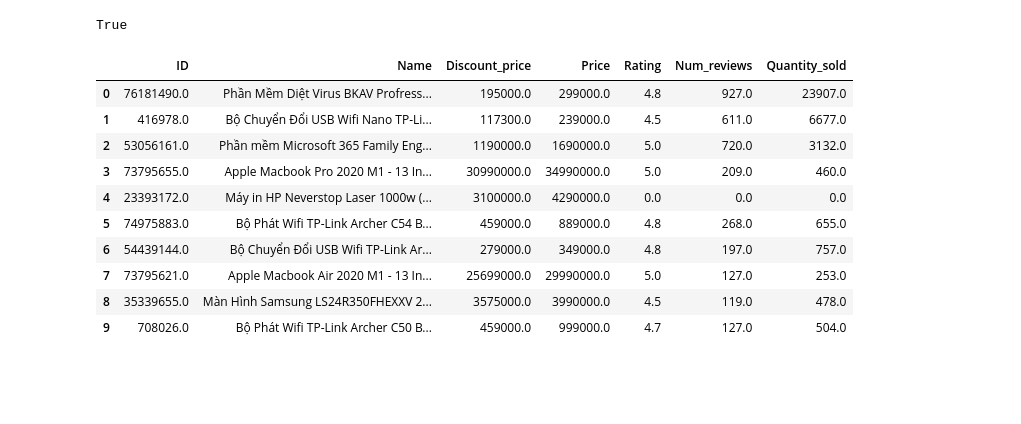
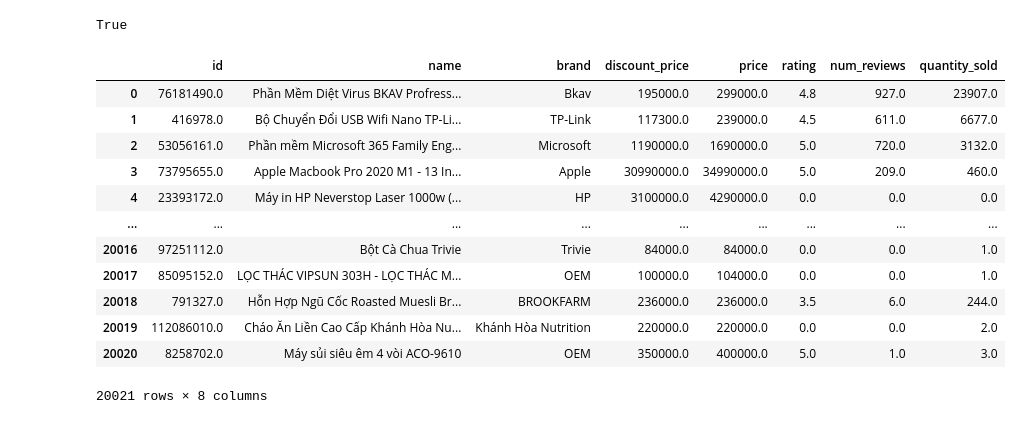
Before and after one commit to lethuyduong2000/Data-science_Project, a Jupyter notebook: crawl_products.ipynb, the cells around one changed output. Cells and saved outputs as stored; diff of their text form; code cells hidden in the pictures; blank space fills up the shorter version.

```diff
--- a/crawl_products.ipynb
+++ b/crawl_products.ipynb
@@ -62,16 +68,18 @@ collect_products(urls, 'products.tsv')
 # %%
 df = pd.read_csv('products.tsv', sep='\t')
 # %%
-df.head(10)
+df
 # %% [output]
-|  | ID | Name | Discount_price | Price | Rating | Num_reviews | Quantity_sold |
-| 0 | 76181490.0 | Phần Mềm Diệt Virus BKAV Profress... | 195000.0 | 299000.0 | 4.8 | 927.0 | 23907.0 |
-| 1 | 416978.0 | Bộ Chuyển Đổi USB Wifi Nano TP-Li... | 117300.0 | 239000.0 | 4.5 | 611.0 | 6677.0 |
-| 2 | 53056161.0 | Phần mềm Microsoft 365 Family Eng... | 1190000.0 | 1690000.0 | 5.0 | 720.0 | 3132.0 |
-| 3 | 73795655.0 | Apple Macbook Pro 2020 M1 - 13 In... | 30990000.0 | 34990000.0 | 5.0 | 209.0 | 460.0 |
-| 4 | 23393172.0 | Máy in HP Neverstop Laser 1000w (... | 3100000.0 | 4290000.0 | 0.0 | 0.0 | 0.0 |
-| 5 | 74975883.0 | Bộ Phát Wifi TP-Link Archer C54 B... | 459000.0 | 889000.0 | 4.8 | 268.0 | 655.0 |
-| 6 | 54439144.0 | Bộ Chuyển Đổi USB Wifi TP-Link Ar... | 279000.0 | 349000.0 | 4.8 | 197.0 | 757.0 |
-| 7 | 73795621.0 | Apple Macbook Air 2020 M1 - 13 In... | 25699000.0 | 29990000.0 | 5.0 | 127.0 | 253.0 |
-| 8 | 35339655.0 | Màn Hình Samsung LS24R350FHEXXV 2... | 3575000.0 | 3990000.0 | 4.5 | 119.0 | 478.0 |
-| 9 | 708026.0 | Bộ Phát Wifi TP-Link Archer C50 B... | 459000.0 | 999000.0 | 4.7 | 127.0 | 504.0 |
+|  | id | name | brand | discount_price | price | rating | num_reviews | quantity_sold |
+| 0 | 76181490.0 | Phần Mềm Diệt Virus BKAV Profress... | Bkav | 195000.0 | 299000.0 | 4.8 | 927.0 | 23907.0 |
+| 1 | 416978.0 | Bộ Chuyển Đổi USB Wifi Nano TP-Li... | TP-Link | 117300.0 | 239000.0 | 4.5 | 611.0 | 6677.0 |
+| 2 | 53056161.0 | Phần mềm Microsoft 365 Family Eng... | Microsoft | 1190000.0 | 1690000.0 | 5.0 | 720.0 | 3132.0 |
+| 3 | 73795655.0 | Apple Macbook Pro 2020 M1 - 13 In... | Apple | 30990000.0 | 34990000.0 | 5.0 | 209.0 | 460.0 |
+| 4 | 23393172.0 | Máy in HP Neverstop Laser 1000w (... | HP | 3100000.0 | 4290000.0 | 0.0 | 0.0 | 0.0 |
+| ... | ... | ... | ... | ... | ... | ... | ... | ... |
+| 20016 | 97251112.0 | Bột Cà Chua Trivie | Trivie | 84000.0 | 84000.0 | 0.0 | 0.0 | 1.0 |
+| 20017 | 85095152.0 | LỌC THÁC VIPSUN 303H - LỌC THÁC M... | OEM | 100000.0 | 104000.0 | 0.0 | 0.0 | 1.0 |
+| 20018 | 791327.0 | Hỗn Hợp Ngũ Cốc Roasted Muesli Br... | BROOKFARM | 236000.0 | 236000.0 | 3.5 | 6.0 | 244.0 |
+| 20019 | 112086010.0 | Cháo Ăn Liền Cao Cấp Khánh Hòa Nu... | Khánh Hòa Nutrition | 220000.0 | 220000.0 | 0.0 | 0.0 | 2.0 |
+| 20020 | 8258702.0 | Máy sủi siêu êm 4 vòi ACO-9610 | OEM | 350000.0 | 400000.0 | 5.0 | 1.0 | 3.0 |
+20021 rows × 8 columns
```
Also changed, not shown: parts of 1 cell of this notebook, 2 other files.
